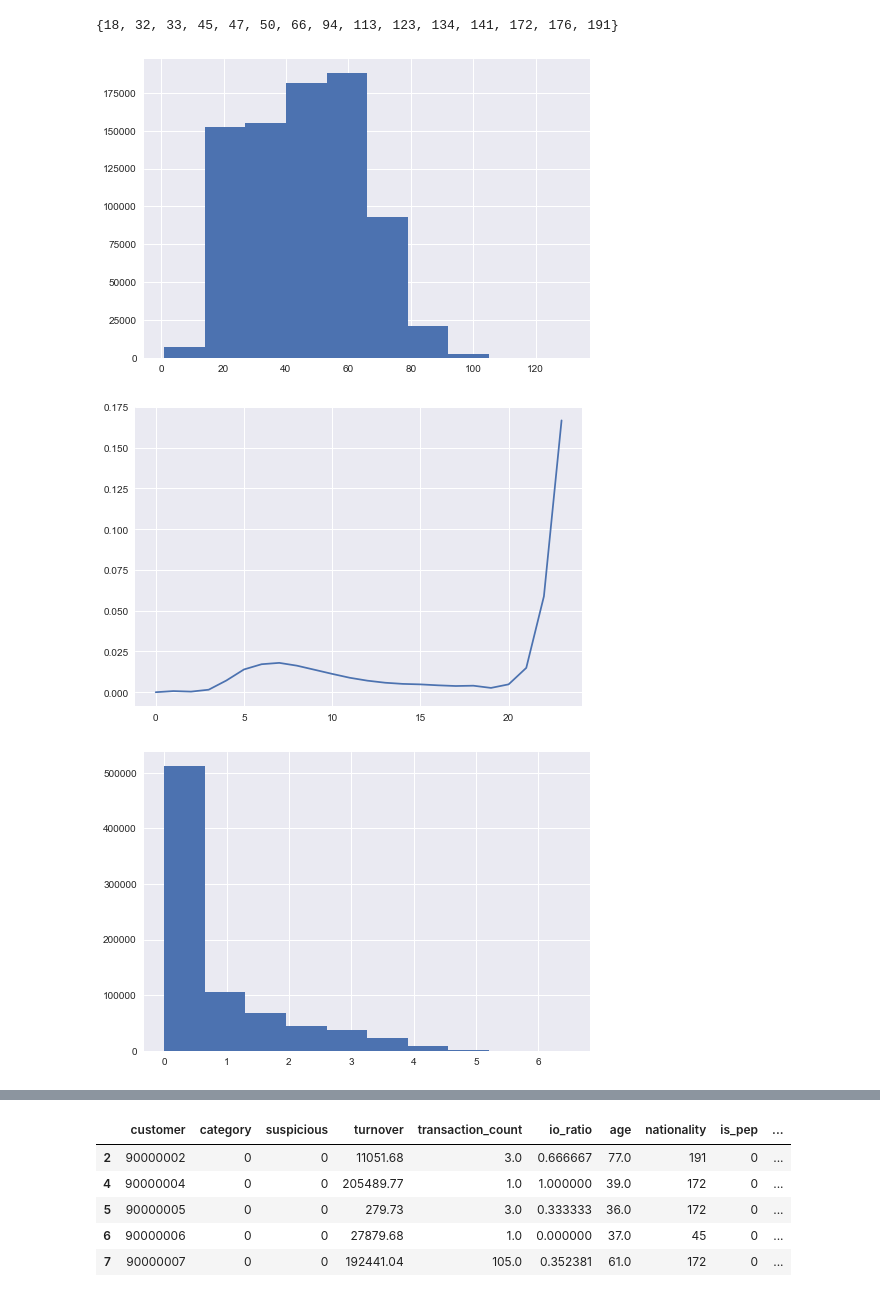
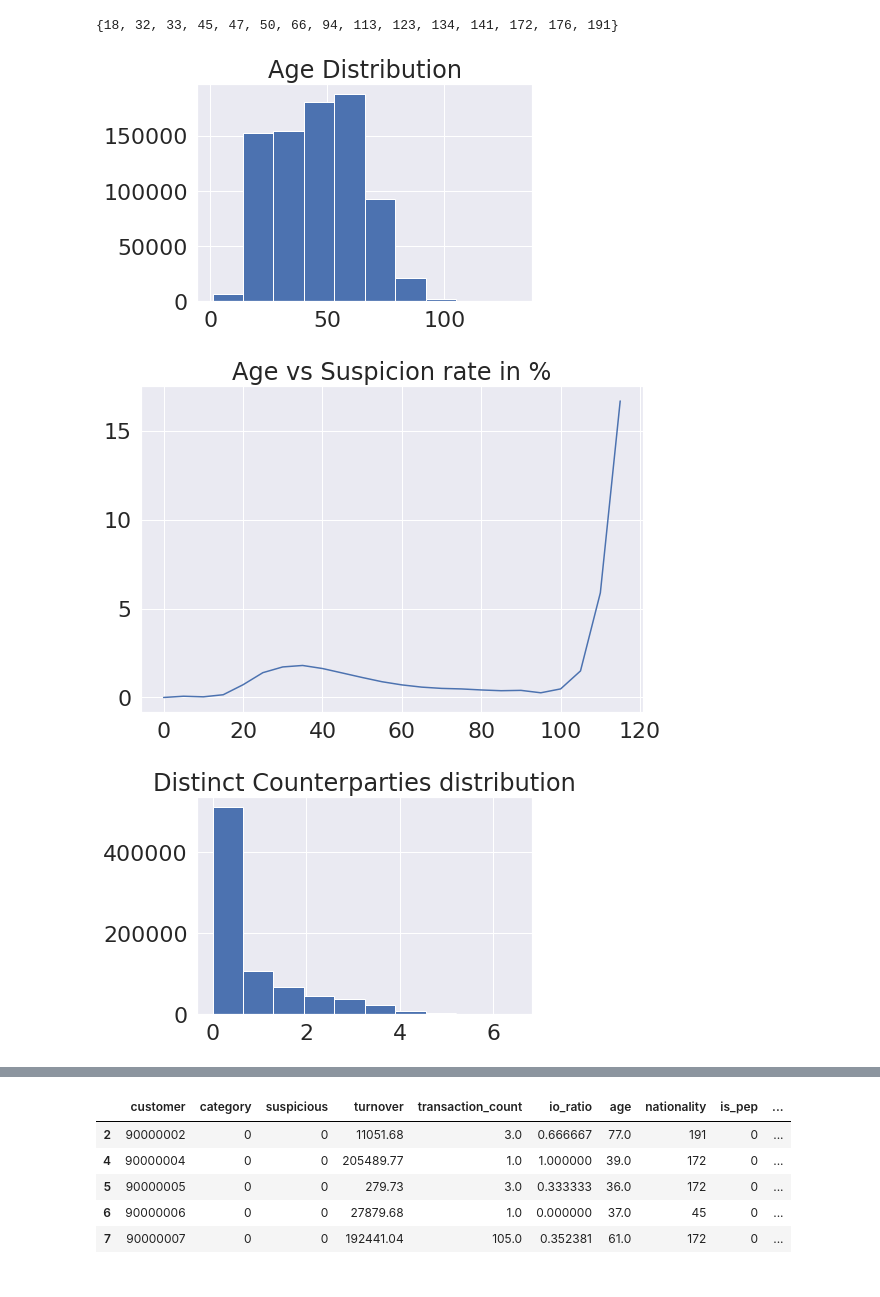
Before and after one commit to nathanquinteiro/fraud_detection_model_CS, a Jupyter notebook: Data_tansformation.ipynb, the cells around one changed output, grey strips where cells are left out. Cells and saved outputs as stored; diff of their text form; code cells hidden in the pictures.

```diff
--- a/Data_tansformation.ipynb
+++ b/Data_tansformation.ipynb
@@ -1,9 +1,18 @@
 # %%
 import pandas
-import matplotlib.pyplot as plt
 import math
 import numpy as np
+import matplotlib.pyplot as plt
 import seaborn as sns
 
 import warnings
 warnings.filterwarnings('ignore')
+font = {'family' : 'normal',
+        'weight' : 'normal',
+        'size'   : 20}
+
+
+sns.set(font_scale=2)
+
+import matplotlib
+matplotlib.rc('font', **font)
@@ -10,5 +21,5 @@ warnings.filterwarnings('ignore')
 # %%
-data =  pandas.read_csv("train.csv")
+data =  pandas.read_csv("../train.csv")
 print(sum(data['suspicious']))
 print(sum(data['category'] == 0)) #Individual
 print(sum(data[data['category'] == 0]['suspicious']) / sum(data['category'] == 0) * 100)
@@ -68,19 +79,26 @@ set(data_test['nationality'])
 # %% [output]
 {18, 32, 33, 45, 47, 50, 66, 94, 113, 123, 134, 141, 172, 176, 191}
 # %%
+#fig = plt.figure(1, figsize=(9, 6))
+
 plt.hist(data_people['age'], bins=10)
+plt.title("Age Distribution")
 plt.show()
 # %% [output]
-[figure, old version]
+[figure, new version]
 # %%
-plt.plot(list(map (lambda x: len(data_people[(data_people['age']>= x) & (data_people['age']< x+10) & (data_people['suspicious'] == 1)])/len(data_people[(data_people['age']>= x) & (data_people['age']< x+10)]), range(0,120,5))))
+fig = plt.figure(1, figsize=(9, 6))
+plt.plot(range(0,120,5), list(map(lambda x: len(data_people[(data_people['age']>= x) & (data_people['age']< x+10) & (data_people['suspicious'] == 1)])/len(data_people[(data_people['age']>= x) & (data_people['age']< x+10)]) * 100, range(0,120,5))))
+plt.title("Age vs Suspicion rate in %")
+
 plt.show()
 # %% [output]
-[figure, old version]
+[figure, new version]
 # %%
 plt.hist(data_people['distinct_counterparties'].apply(lambda x: 0 if x==0 else math.log(x)))
+plt.title("Distinct Counterparties distribution")
 plt.show()
 # %% [output]
-[figure, old version]
+[figure, new version]
 # %%
 plt.plot(list(map (lambda x: len(data_people[(data_people['distinct_counterparties']>= x) & (data_people['distinct_counterparties']< x+100) & (data_people['suspicious'] == 1)])/len(data_people[(data_people['distinct_counterparties']>= x) & (data_people['distinct_counterparties']< x+100)]), range(0,700,100))))
```
Also changed, not shown: parts of 4 cells of this notebook, 50 other files.
